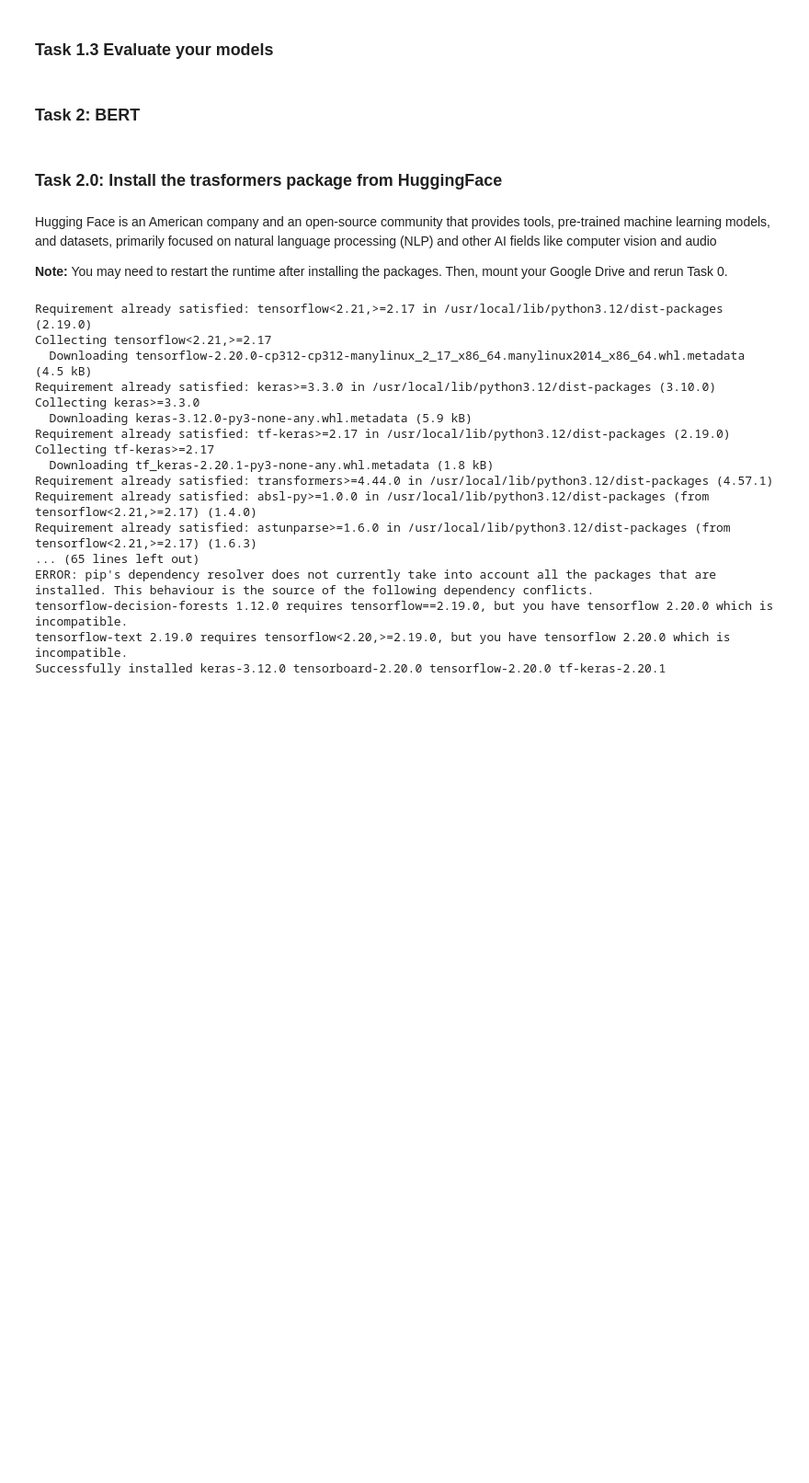
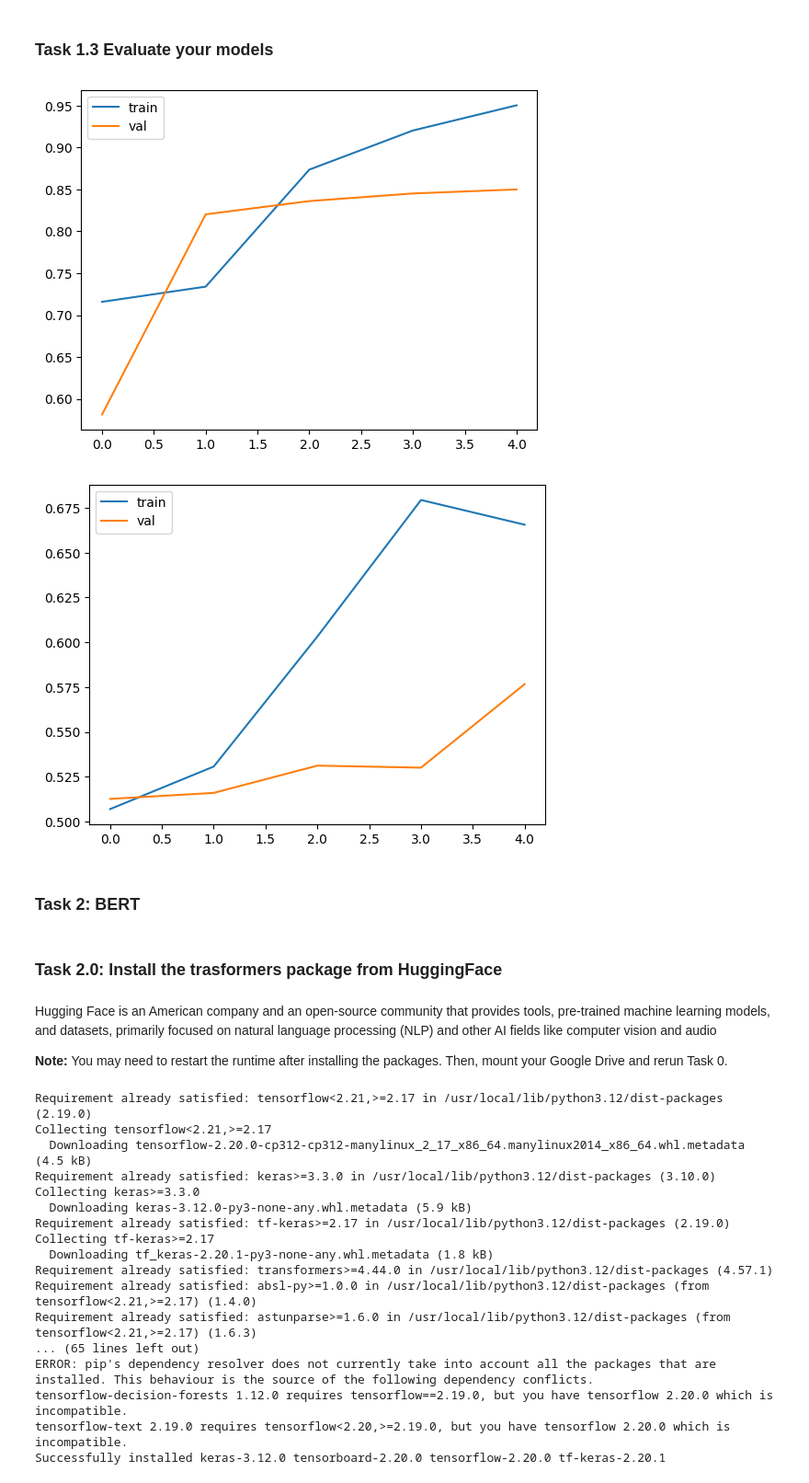
Before and after one commit to emiliehp/DAT300, a Jupyter notebook: CA5_template.ipynb, the cells around one changed output. Shown: that part at 92% size. Saved outputs shown, nothing was run; the diff lists cells and outputs as text; code cells hidden in the pictures; blank space fills up the shorter version.

```diff
--- a/CA5_template.ipynb
+++ b/CA5_template.ipynb
@@ -129,7 +129,8 @@ def clean_text(text):
 
 data["review"] = data["review"].apply(clean_text)
 # %%
-X_train, X_test, y_train, y_test = train_test_split(data["review"], data["labels_encoded"], test_size=0.25)
+X_train, X_temp, y_train, y_temp = train_test_split(data["review"], data["labels_encoded"], test_size=0.25)
+X_val, X_test, y_val, y_test = train_test_split(X_temp, y_temp, test_size=0.5, random_state=42, stratify=y_temp)
 # %% [markdown]
 ## Task 1: RNN
 # %% [markdown]
@@ -143,14 +144,17 @@ from tensorflow.keras import layers, Sequential
 max_tokens = 30000      # vocab size cap
 max_len    = 128        # sequence length
 vectorizer = TextVectorization(
-    max_tokens=max_tokens
-    output_sequence_length=max_len
+    max_tokens=max_tokens,
+    output_sequence_length=max_len,
+    output_mode="int"
 )
 
 
 vectorizer.adapt(tf.data.Dataset.from_tensor_slices(X_train).batch(1024))
 
-X = vectorizer(X_train)
+X_train_vec = vectorizer(tf.constant(X_train.values))
+X_test_vec  = vectorizer(tf.constant(X_test.values))
+X_val_ved = vectorizer(tf.constant(X_val.values))
 # %% [markdown]
 ### Task 1.1 Create a simple RNN and an LSTM model
 # %%
@@ -200,7 +204,7 @@ history_rnn = rnn_model.fit(
 )
 
 lstm_model = simple_LSTM_model()
-history_lstm = rnn_model.fit(
+history_lstm = lstm_model.fit(
     X_train_vec,
     y_train,
     validation_data=(X_test_vec, y_test),
@@ -210,5 +261,18 @@ history_lstm = rnn_model.fit(
 # %% [markdown]
 ### Task 1.3 Evaluate your models
+# %%
+plt.plot(history_lstm.history["accuracy"])
+plt.plot(history_lstm.history["val_accuracy"])
+plt.legend(["train", "val"])
+plt.show()
+
+plt.plot(history_rnn.history["accuracy"])
+plt.plot(history_rnn.history["val_accuracy"])
+plt.legend(["train", "val"])
+plt.show()
+# %% [output]
+[figure, added]
+[figure, added]
 # %% [markdown]
 ### Task 2: BERT
 # %% [markdown]
```
Also changed, not shown: parts of 1 cell of this notebook.
